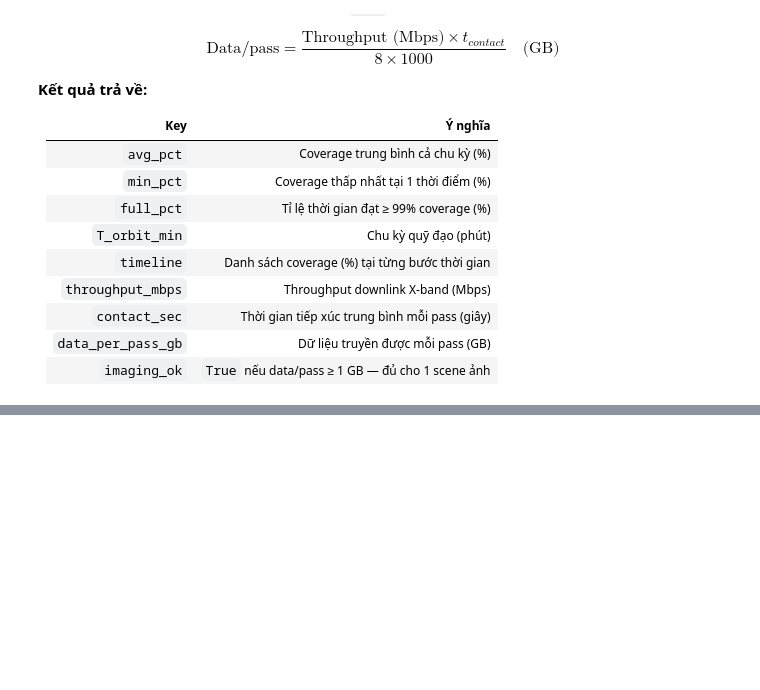
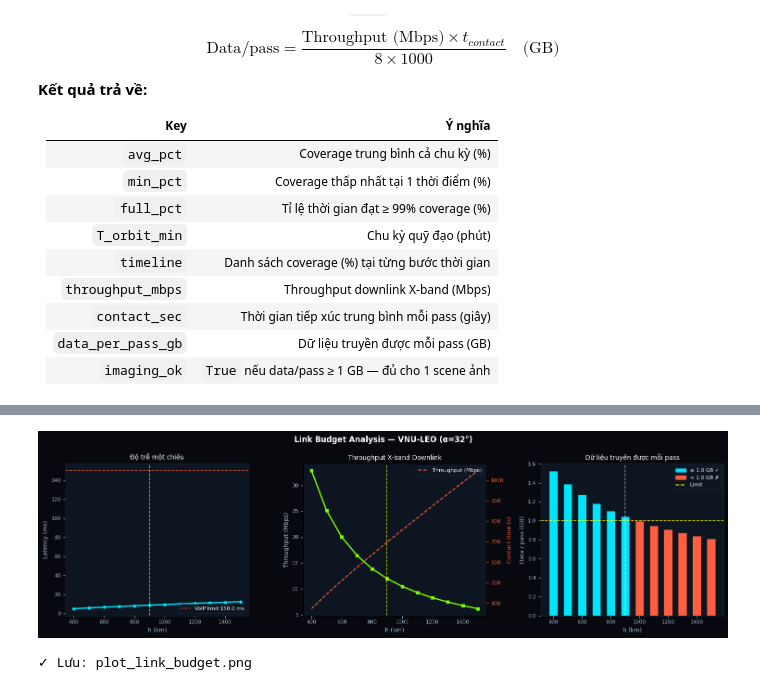
Before and after one commit to TueMinh1206/Satellite-system-VNU-LEO, a Jupyter notebook: LEO_Constellations_Design/leo_design_main.ipynb, the cells around one changed output, grey strips where cells are left out. Cells and saved outputs as stored; diff of their text form; code cells hidden in the pictures; blank space fills up the shorter version.

```diff
--- a/LEO_Constellations_Design/leo_design_main.ipynb
+++ b/LEO_Constellations_Design/leo_design_main.ipynb
@@ -575,0 +676,67 @@ CG = "#aabbcc"
+# %%
+
+fig, axes = plt.subplots(1, 3, figsize=(15, 4.5), facecolor=BG)
+
+lats_v  = [r["latency"]           for r in sweep_rows]
+tp_v    = [r["throughput_mbps"]   for r in sweep_rows]
+data_v  = [r["data_per_pass_gb"]  for r in sweep_rows]
+ct_v    = [r["contact_sec"]       for r in sweep_rows]
+
+# ── subplot A: Latency ──────────────────────────────────────
+ax = axes[0]; ax.set_facecolor(S1)
+ax.plot(hs, lats_v, color=C1, lw=2, marker="o", ms=4)
+ax.axhline(VOIP_MAX_LATENCY_MS, color=C2, lw=1.2, ls="--", alpha=0.8,
+           label=f"VoIP limit {VOIP_MAX_LATENCY_MS} ms")
+ax.axvline(optimal["h"], color="yellow", lw=1.2, ls="--", alpha=0.7)
+ax.set_xlabel("h (km)", color=CG, fontsize=9)
+ax.set_ylabel("Latency (ms)", color=CG, fontsize=9)
+ax.set_title("Độ trễ một chiều", color="white", fontsize=10)
+ax.tick_params(colors=CG, labelsize=8)
+ax.legend(fontsize=8, labelcolor="white", facecolor=S1, edgecolor="#1a2840")
+for sp in ax.spines.values(): sp.set_edgecolor("#1a2840")
+
+# ── subplot B: Throughput ───────────────────────────────────
+ax = axes[1]; ax.set_facecolor(S1)
+ax.plot(hs, tp_v, color=C3, lw=2, marker="s", ms=4)
+ax.axvline(optimal["h"], color="yellow", lw=1.2, ls="--", alpha=0.7)
+# contact time trục phụ
+axb = ax.twinx()
+axb.plot(hs, ct_v, color=C2, lw=1.5, ls="--", label="Contact time (s)")
+axb.set_ylabel("Contact time (s)", color=C2, fontsize=9)
+axb.tick_params(colors=C2, labelsize=8)
+ax.set_xlabel("h (km)", color=CG, fontsize=9)
+ax.set_ylabel("Throughput (Mbps)", color=CG, fontsize=9)
+ax.set_title("Throughput X-band Downlink", color="white", fontsize=10)
+ax.tick_params(colors=CG, labelsize=8)
+lines1, labs1 = ax.get_legend_handles_labels()
+lines2, labs2 = axb.get_legend_handles_labels()
+ax.legend(lines1+lines2, ["Throughput (Mbps)"]+labs2,
+          fontsize=8, labelcolor="white", facecolor=S1, edgecolor="#1a2840")
+for sp in ax.spines.values(): sp.set_edgecolor("#1a2840")
+
+# ── subplot C: Data/pass ────────────────────────────────────
+ax = axes[2]; ax.set_facecolor(S1)
+colors_pt = [C1 if v >= IMAGING_MIN_DATA_GB else C2 for v in data_v]
+ax.bar(hs, data_v, width=60, color=colors_pt, edgecolor=BG, linewidth=0.4)
+ax.axhline(IMAGING_MIN_DATA_GB, color="yellow", lw=1.2, ls="--", alpha=0.9,
+           label=f"Imaging min {IMAGING_MIN_DATA_GB} GB")
+ax.axvline(optimal["h"], color="white", lw=1.2, ls="--", alpha=0.6)
+ax.set_xlabel("h (km)", color=CG, fontsize=9)
+ax.set_ylabel("Data / pass (GB)", color=CG, fontsize=9)
+ax.set_title("Dữ liệu truyền được mỗi pass", color="white", fontsize=10)
+ax.tick_params(colors=CG, labelsize=8)
+patch_ok  = mpatches.Patch(color=C1, label=f"≥ {IMAGING_MIN_DATA_GB} GB ✓")
+patch_bad = mpatches.Patch(color=C2, label=f"< {IMAGING_MIN_DATA_GB} GB ✗")
+ax.legend(handles=[patch_ok, patch_bad, plt.Line2D([0],[0],color='yellow',ls='--',label=f"Limit")],
+          fontsize=8, labelcolor="white", facecolor=S1, edgecolor="#1a2840")
+for sp in ax.spines.values(): sp.set_edgecolor("#1a2840")
+
+fig.suptitle("Link Budget Analysis — VNU-LEO (α=32°)",
+             color="white", fontsize=12, fontweight="bold")
+plt.tight_layout()
+plt.savefig("plot_link_budget.png", dpi=150, bbox_inches="tight", facecolor=BG)
+plt.show()
+print("✓ Lưu: plot_link_budget.png")
+# %% [output]
+[figure, added]
+✓ Lưu: plot_link_budget.png
```
Also changed, not shown: parts of 14 cells of this notebook, 7 other files.
